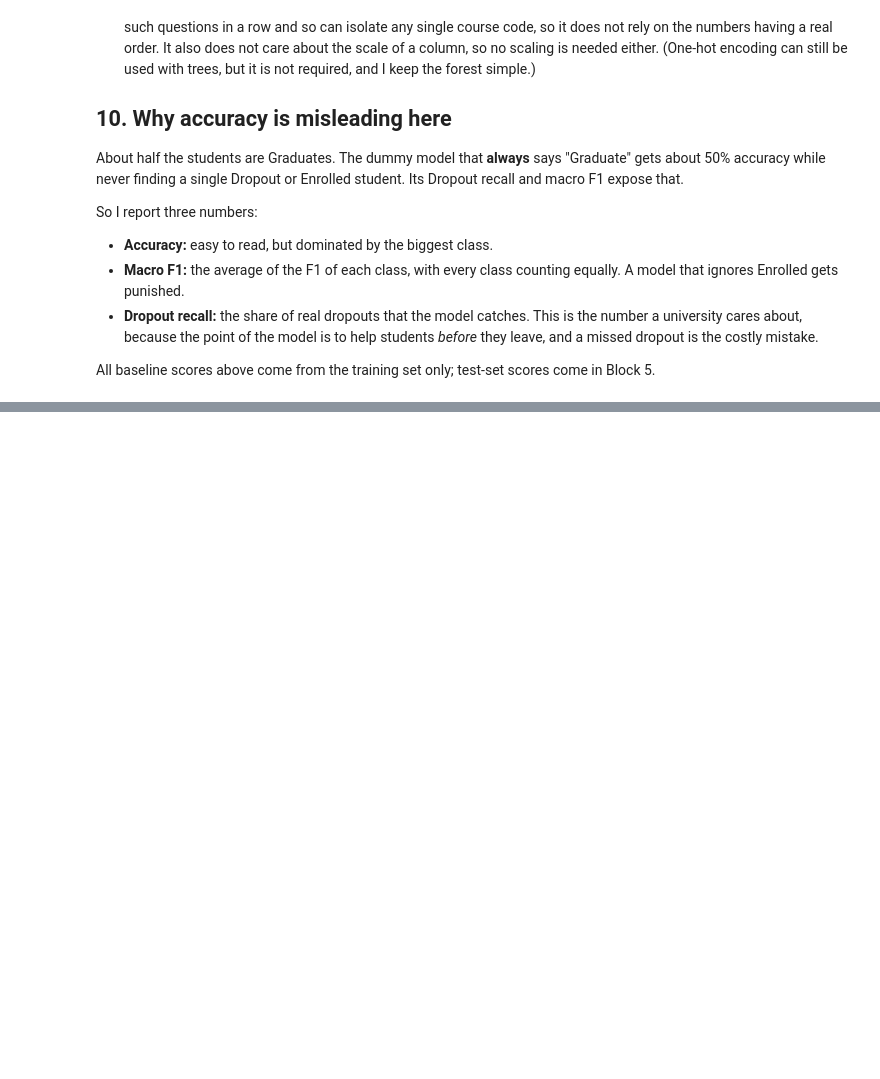
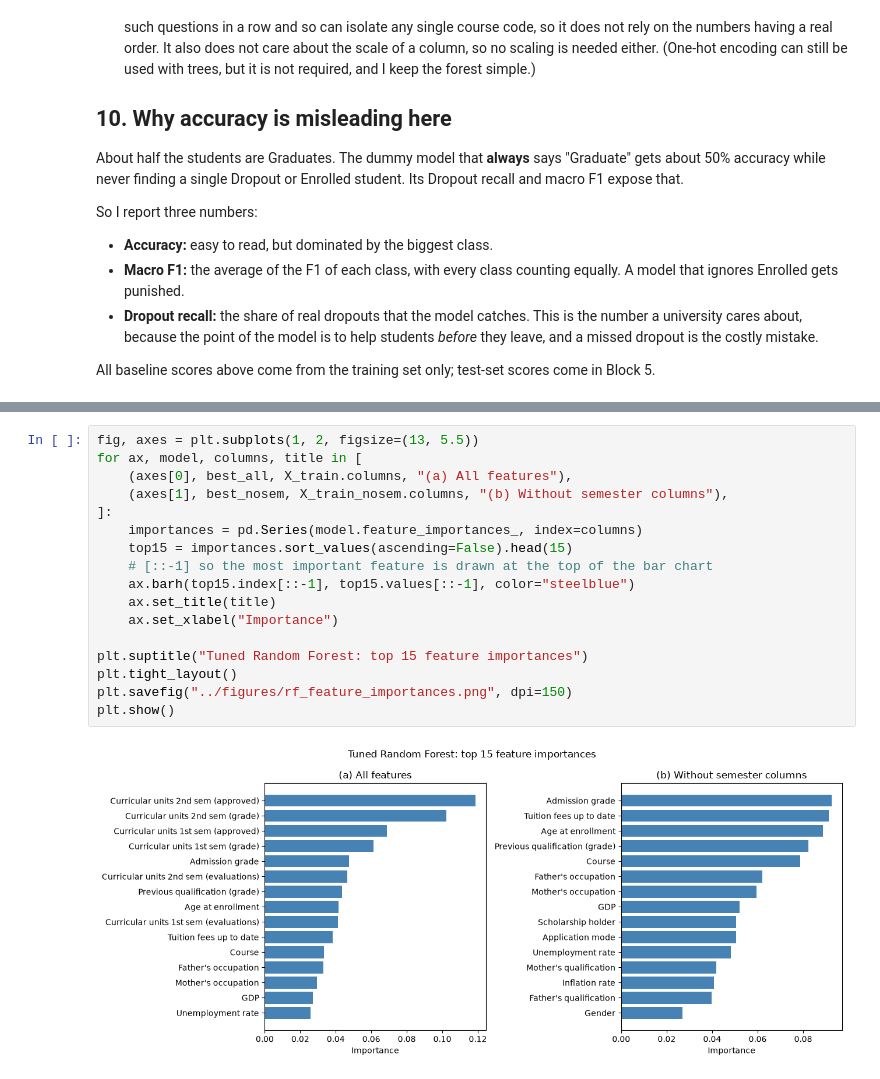
Before and after one commit to Mishiez/learning-patterns-ml, a Jupyter notebook: j1-supervised-unsupervised/notebooks/01_supervised_student_dropout.ipynb, the cells around one changed output, grey strips where cells are left out. Cells and saved outputs as stored; diff of their text form; blank space fills up the shorter version.

```diff
--- a/j1-supervised-unsupervised/notebooks/01_supervised_student_dropout.ipynb
+++ b/j1-supervised-unsupervised/notebooks/01_supervised_student_dropout.ipynb
@@ -327,0 +496,19 @@ All baseline scores above come from the training set only; test-set scores come
+# %%
+fig, axes = plt.subplots(1, 2, figsize=(13, 5.5))
+for ax, model, columns, title in [
+    (axes[0], best_all, X_train.columns, "(a) All features"),
+    (axes[1], best_nosem, X_train_nosem.columns, "(b) Without semester columns"),
+]:
+    importances = pd.Series(model.feature_importances_, index=columns)
+    top15 = importances.sort_values(ascending=False).head(15)
+    # [::-1] so the most important feature is drawn at the top of the bar chart
+    ax.barh(top15.index[::-1], top15.values[::-1], color="steelblue")
+    ax.set_title(title)
+    ax.set_xlabel("Importance")
+
+plt.suptitle("Tuned Random Forest: top 15 feature importances")
+plt.tight_layout()
+plt.savefig("../figures/rf_feature_importances.png", dpi=150)
+plt.show()
+# %% [output]
+[figure, added]
```
Also changed, not shown: parts of 12 cells of this notebook, 2 other files.
